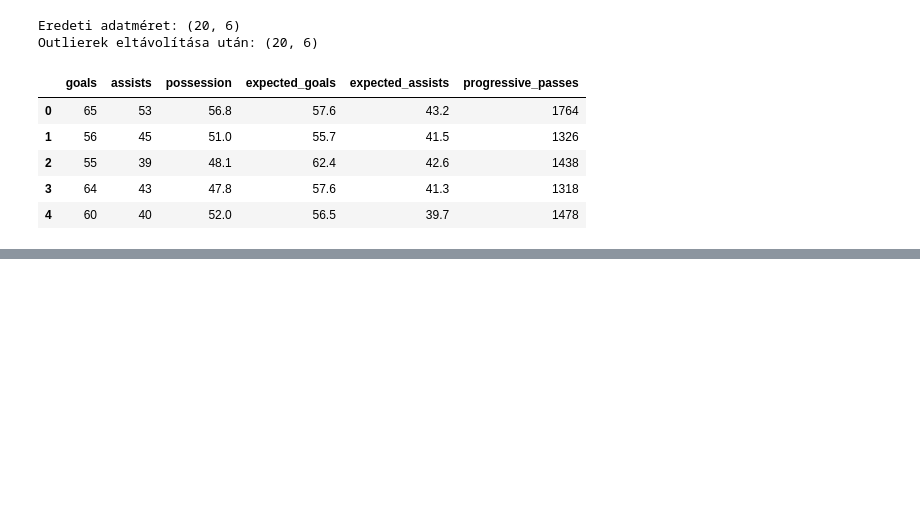
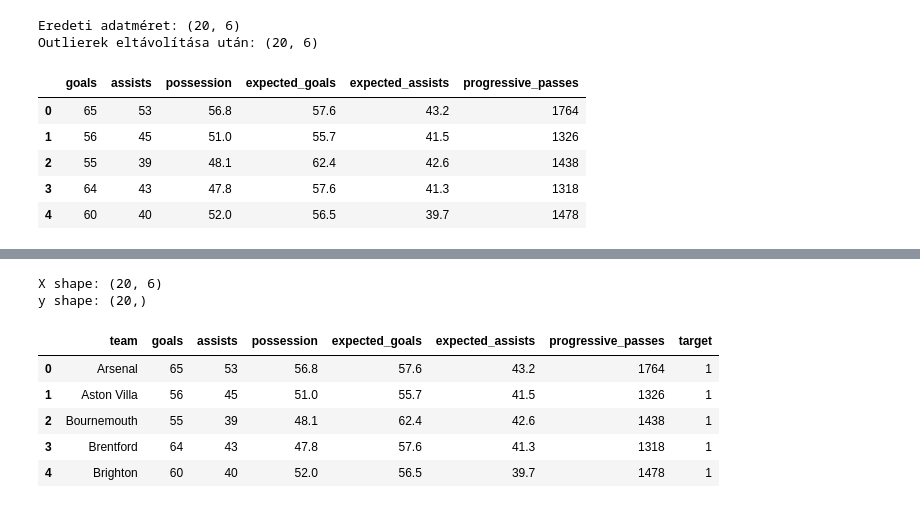
Before and after one commit to martinrozsahegyi/Beadand--g-pi-tanul-s--s-adattudom-ny, a Jupyter notebook: main.ipynb, the cells around one changed output, grey strips where cells are left out. Saved outputs shown, nothing was run; the diff lists cells and outputs as text; code cells hidden in the pictures; blank space fills up the shorter version.

```diff
--- a/main.ipynb
+++ b/main.ipynb
@@ -89,0 +146,21 @@ team_stats[["team", "goals", "expected_goals", "goal_efficiency"]].head()
+# %%
+# Csapatnév alapján összekapcsoljuk az adatokat (inner join)
+merged = team_stats.merge(standings[["team", "target"]], on="team", how="inner")
+
+# Feature mátrix (X) és target (y)
+X = merged[features]   # features: a korábban létrehozott lista
+y = merged["target"]
+
+# Ellenőrzés
+print("X shape:", X.shape)
+print("y shape:", y.shape)
+merged[["team"] + features + ["target"]].head()
+# %% [output]
+X shape: (20, 6)
+y shape: (20,)
+|  | team | goals | assists | possession | expected_goals | expected_assists | progressive_passes | target |
+| 0 | Arsenal | 65 | 53 | 56.8 | 57.6 | 43.2 | 1764 | 1 |
+| 1 | Aston Villa | 56 | 45 | 51.0 | 55.7 | 41.5 | 1326 | 1 |
+| 2 | Bournemouth | 55 | 39 | 48.1 | 62.4 | 42.6 | 1438 | 1 |
+| 3 | Brentford | 64 | 43 | 47.8 | 57.6 | 41.3 | 1318 | 1 |
+| 4 | Brighton | 60 | 40 | 52.0 | 56.5 | 39.7 | 1478 | 1 |
```
Also changed, not shown: parts of 3 cells of this notebook.
